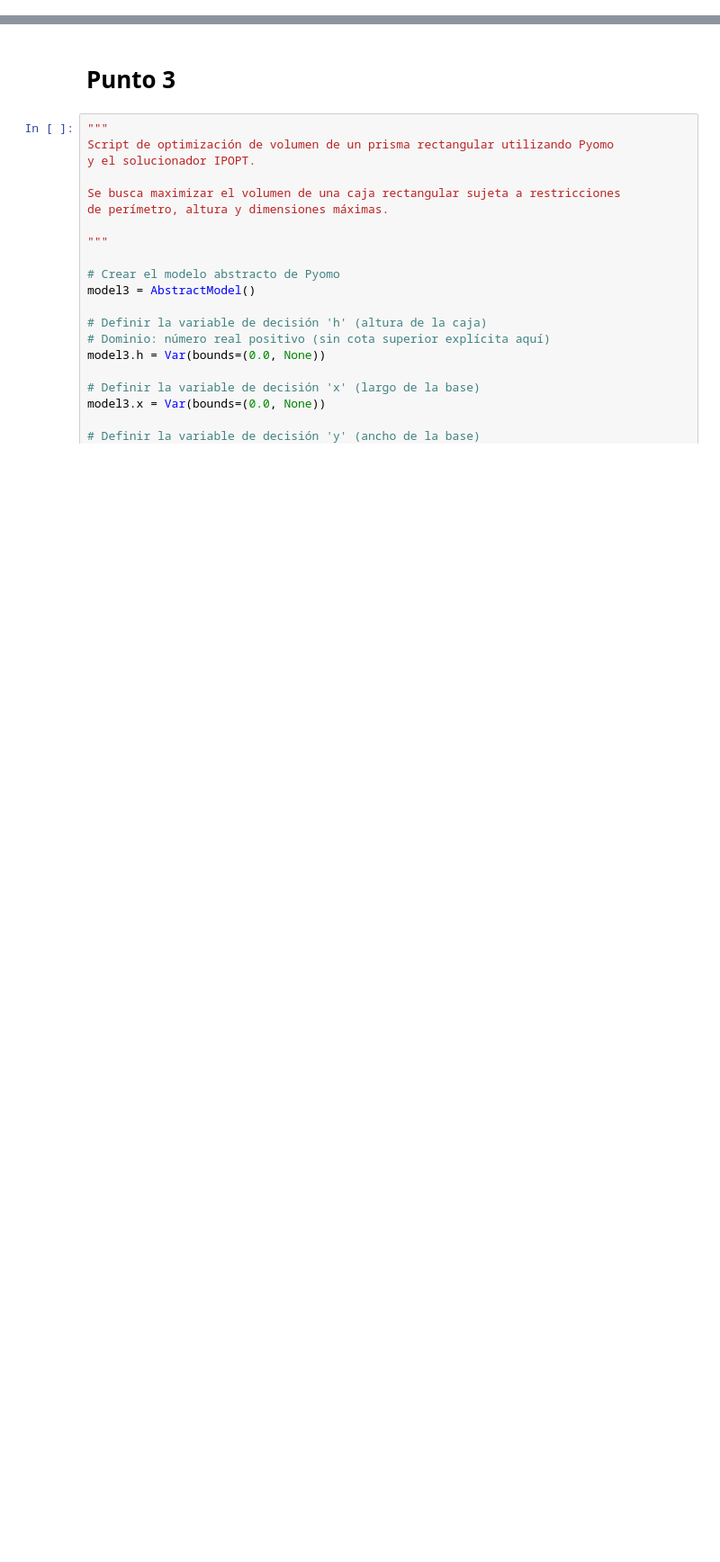
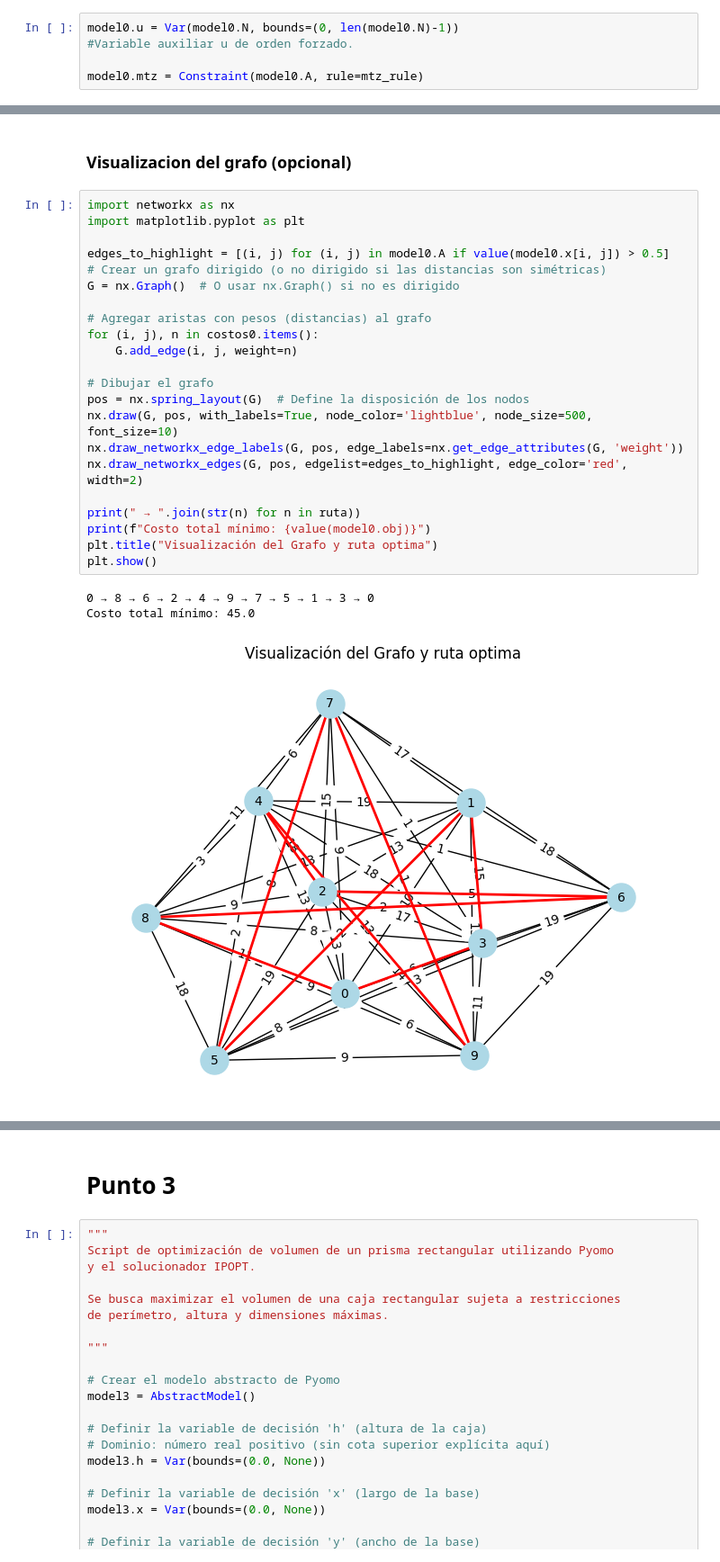
Before and after one commit to spalominor/UWorks, a Jupyter notebook: OH_Taller_2_Solucion_de_modelos_con_Pyomo.ipynb, the cells around one changed output, grey strips where cells are left out. Shown at 90% size. Drawn from its saved outputs; the diff is of its cells as text; blank space fills up the shorter version.

Commit message:
V2, pulida para visualización

```diff
--- a/OH_Taller_2_Solucion_de_modelos_con_Pyomo.ipynb
+++ b/OH_Taller_2_Solucion_de_modelos_con_Pyomo.ipynb
@@ -46,0 +101,5 @@ Preparing to unpack .../libglpk40_5.0-1_amd64.deb ...
+# %%
+model0.u = Var(model0.N, bounds=(0, len(model0.N)-1))
+#Variable auxiliar u de orden forzado.
+
+model0.mtz = Constraint(model0.A, rule=mtz_rule)
@@ -46,0 +149,28 @@ Preparing to unpack .../libglpk40_5.0-1_amd64.deb ...
+# %% [markdown]
+### Visualizacion del grafo (opcional)
+# %%
+import networkx as nx
+import matplotlib.pyplot as plt
+
+edges_to_highlight = [(i, j) for (i, j) in model0.A if value(model0.x[i, j]) > 0.5]
+# Crear un grafo dirigido (o no dirigido si las distancias son simétricas)
+G = nx.Graph()  # O usar nx.Graph() si no es dirigido
+
+# Agregar aristas con pesos (distancias) al grafo
+for (i, j), n in costos0.items():
+    G.add_edge(i, j, weight=n)
+
+# Dibujar el grafo
+pos = nx.spring_layout(G)  # Define la disposición de los nodos
+nx.draw(G, pos, with_labels=True, node_color='lightblue', node_size=500, font_size=10)
+nx.draw_networkx_edge_labels(G, pos, edge_labels=nx.get_edge_attributes(G, 'weight'))
+nx.draw_networkx_edges(G, pos, edgelist=edges_to_highlight, edge_color='red', width=2)
+
+print(" → ".join(str(n) for n in ruta))
+print(f"Costo total mínimo: {value(model0.obj)}")
+plt.title("Visualización del Grafo y ruta optima")
+plt.show()
+# %% [output]
+0 → 8 → 6 → 2 → 4 → 9 → 7 → 5 → 1 → 3 → 0
+Costo total mínimo: 45.0
+[figure, added]
```
Also changed, not shown: parts of 13 cells of this notebook.
